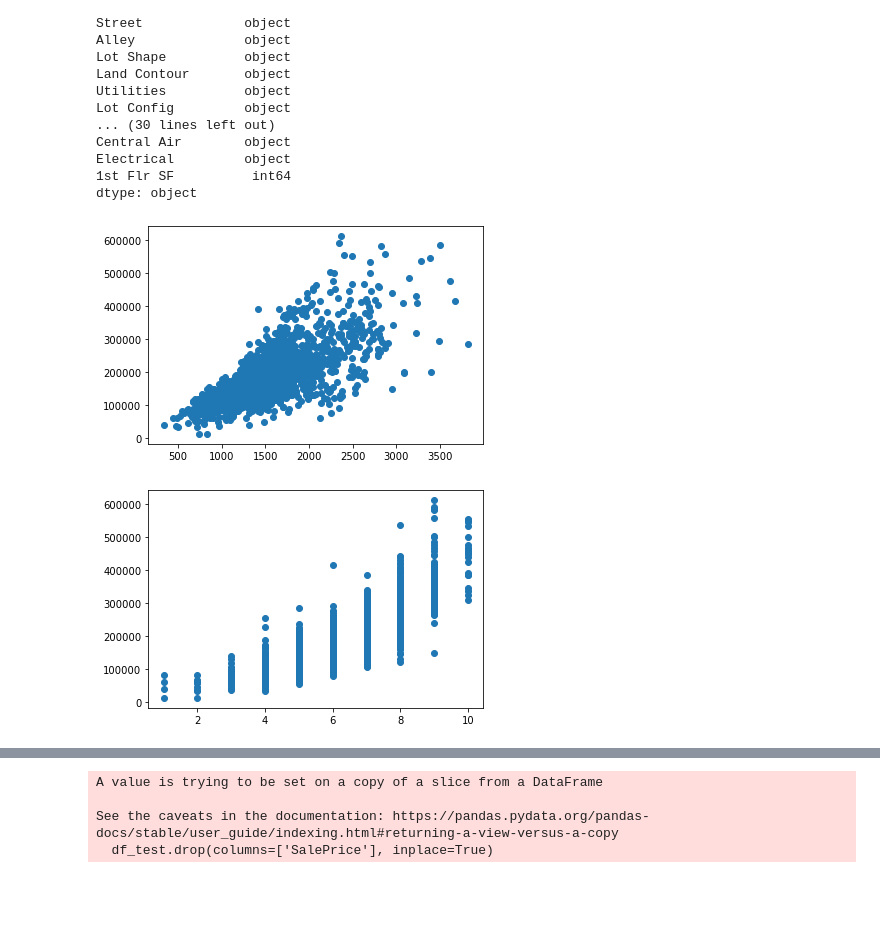
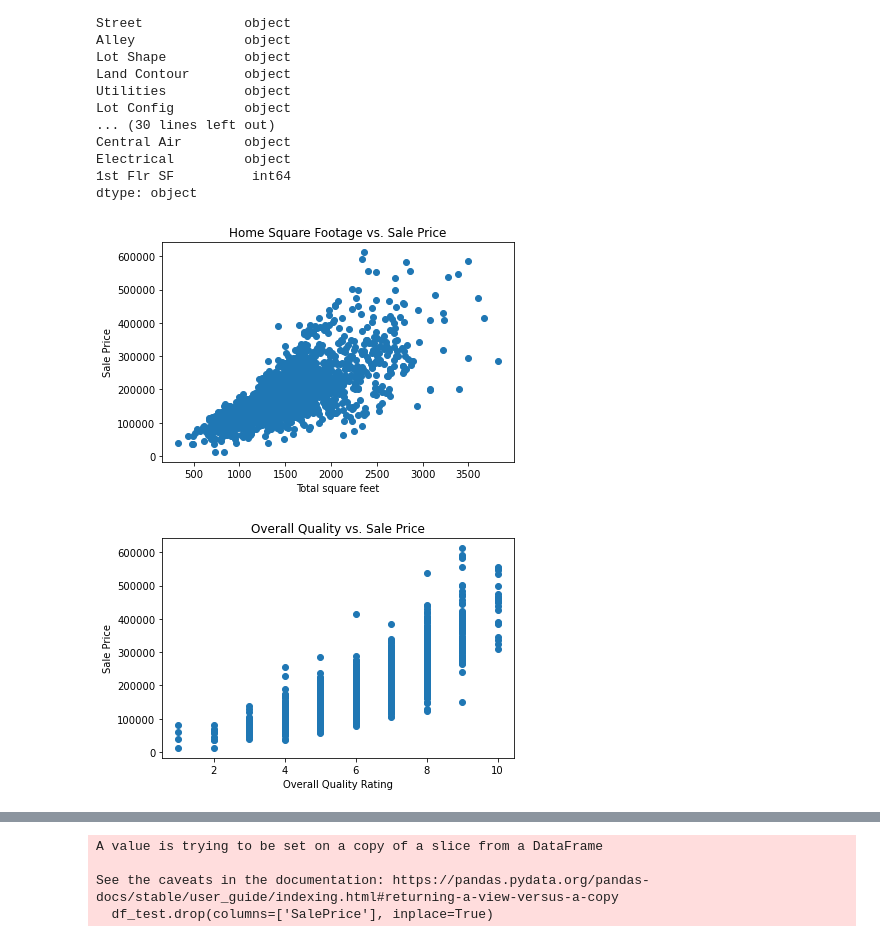
Before and after one commit to romant56/Ames-housing-model, a Jupyter notebook: code/01_EDA_and_Cleaning.ipynb, the cells around one changed output, grey strips where cells are left out. Drawn from its saved outputs; the diff is of its cells as text; code cells hidden in the pictures; blank space fills up the shorter version.

```diff
--- a/code/01_EDA_and_Cleaning.ipynb
+++ b/code/01_EDA_and_Cleaning.ipynb
@@ -87,11 +89,21 @@ df = df[df['Gr Liv Area'] < 4000]
 #remove nulls from two columns
 df.dropna(subset=['BsmtFin SF 1', 'Total Bsmt SF', 'Garage Cars'], inplace=True)
 # %%
-plt.scatter(df['Gr Liv Area'], df['SalePrice']);
+plt.scatter(df['Gr Liv Area'], df['SalePrice'])
+plt.title('Home Square Footage vs. Sale Price')
+plt.xlabel('Total square feet')
+plt.ylabel('Sale Price')
+plt.tight_layout()
+plt.savefig('../images/area_v_price.png');
 # %% [output]
-[figure, old version]
+[figure, new version]
 # %%
-plt.scatter(df['Overall Qual'], df['SalePrice']);
+plt.scatter(df['Overall Qual'], df['SalePrice'])
+plt.title('Overall Quality vs. Sale Price')
+plt.xlabel('Overall Quality Rating')
+plt.ylabel('Sale Price')
+plt.tight_layout()
+plt.savefig('../images/quality_v_price.png');
 # %% [output]
-[figure, old version]
+[figure, new version]
 # %%
```
Also changed, not shown: parts of 12 cells of this notebook, 13 other files.
